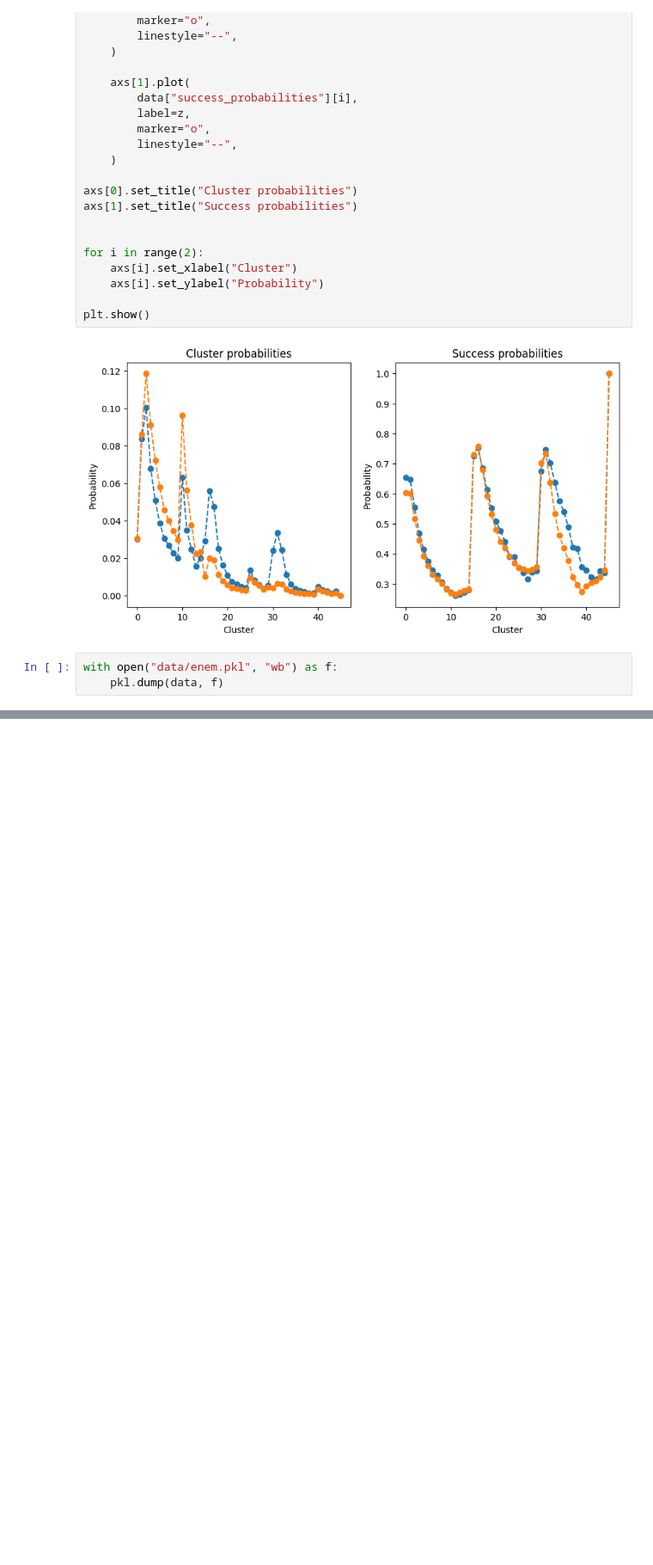
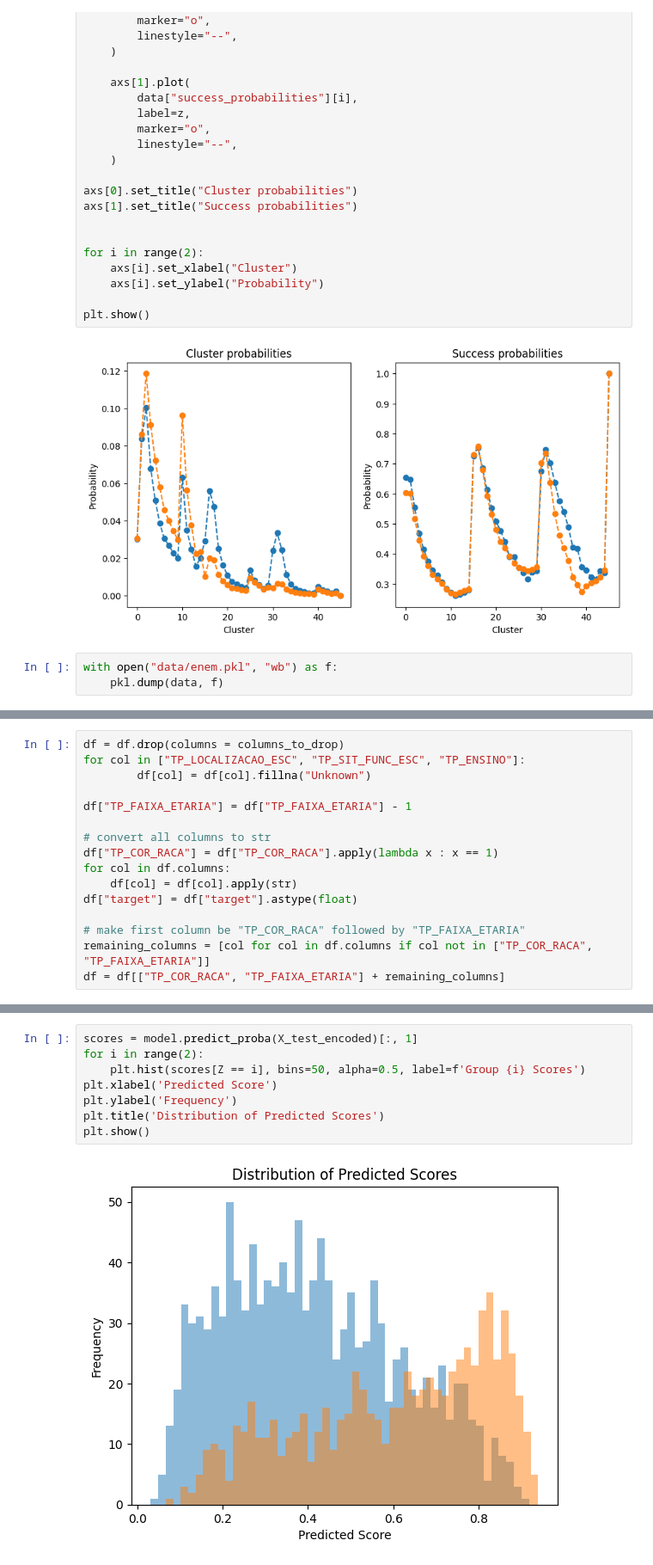
Before and after one commit to hiaac-finance/sellf, a Jupyter notebook: lending_experiment/enem.ipynb, the cells around one changed output, grey strips where cells are left out. Shown: that part at 86% size. Cells and saved outputs as stored; diff of their text form; blank space fills up the shorter version.

```diff
--- a/lending_experiment/enem.ipynb
+++ b/lending_experiment/enem.ipynb
@@ -371,0 +436,16 @@ with open("data/enem.pkl", "wb") as f:
+# %%
+df = df.drop(columns = columns_to_drop)
+for col in ["TP_LOCALIZACAO_ESC", "TP_SIT_FUNC_ESC", "TP_ENSINO"]:
+        df[col] = df[col].fillna("Unknown")
+
+df["TP_FAIXA_ETARIA"] = df["TP_FAIXA_ETARIA"] - 1
+
+# convert all columns to str
+df["TP_COR_RACA"] = df["TP_COR_RACA"].apply(lambda x : x == 1)
+for col in df.columns:
+    df[col] = df[col].apply(str)
+df["target"] = df["target"].astype(float)
+
+# make first column be "TP_COR_RACA" followed by "TP_FAIXA_ETARIA"
+remaining_columns = [col for col in df.columns if col not in ["TP_COR_RACA", "TP_FAIXA_ETARIA"]]
+df = df[["TP_COR_RACA", "TP_FAIXA_ETARIA"] + remaining_columns]
@@ -371,0 +511,10 @@ with open("data/enem.pkl", "wb") as f:
+# %%
+scores = model.predict_proba(X_test_encoded)[:, 1]
+for i in range(2):
+    plt.hist(scores[Z == i], bins=50, alpha=0.5, label=f'Group {i} Scores')
+plt.xlabel('Predicted Score')
+plt.ylabel('Frequency')
+plt.title('Distribution of Predicted Scores')
+plt.show()
+# %% [output]
+[figure, added]
```
Also changed, not shown: parts of 9 cells of this notebook, 2 other files.
